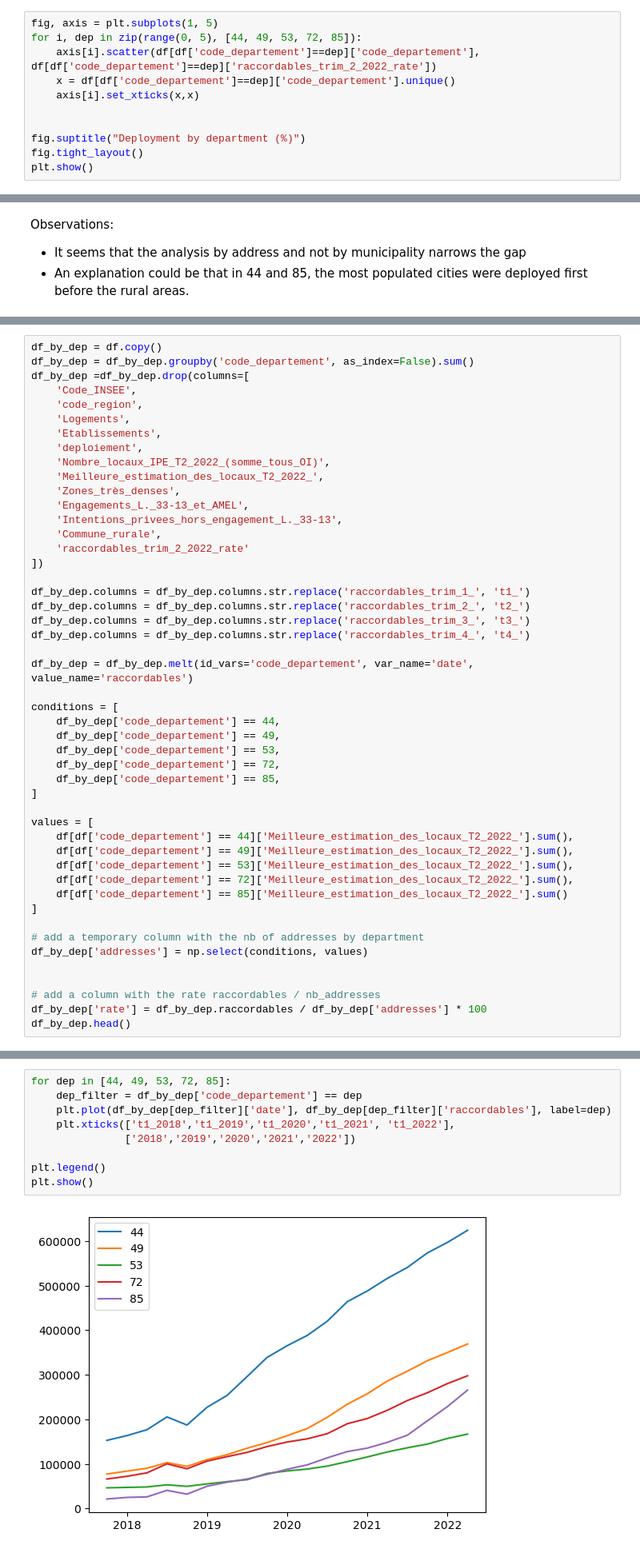
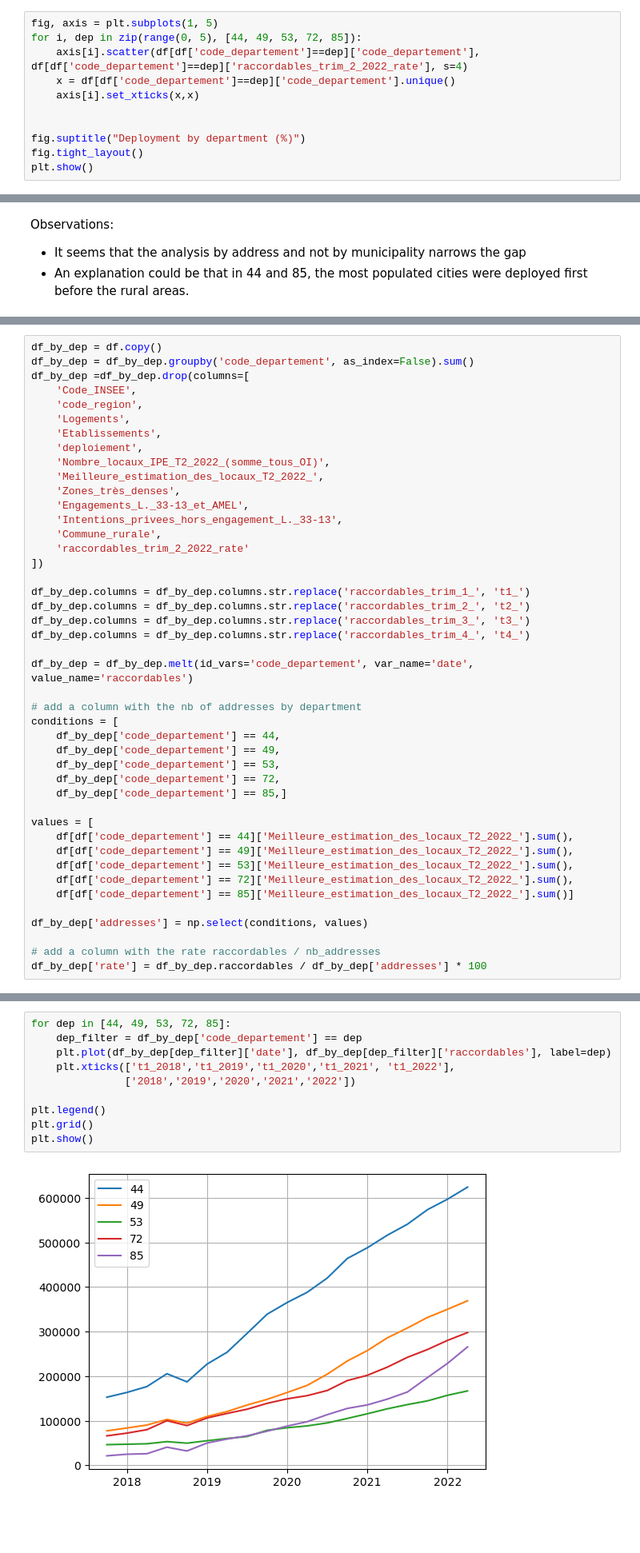
Before and after one commit to eteillet/data-exploration_optical_fiber-in-Pays-de-la-Loire, a Jupyter notebook: analysis.ipynb, the cells around one changed output, grey strips where cells are left out. Shown at 80% size. Saved outputs shown, nothing was run; the diff lists cells and outputs as text; blank space fills up the shorter version.

```diff
--- a/analysis.ipynb
+++ b/analysis.ipynb
@@ -97,7 +97,7 @@ df['raccordables_trim_2_2022_rate'] = df.raccordables_trim_2_2022 / df.Meilleure
 # %%
 fig, axis = plt.subplots(1, 5)
 for i, dep in zip(range(0, 5), [44, 49, 53, 72, 85]):
-    axis[i].scatter(df[df['code_departement']==dep]['code_departement'], df[df['code_departement']==dep]['raccordables_trim_2_2022_rate'])
+    axis[i].scatter(df[df['code_departement']==dep]['code_departement'], df[df['code_departement']==dep]['raccordables_trim_2_2022_rate'], s=4)
     x = df[df['code_departement']==dep]['code_departement'].unique()
     axis[i].set_xticks(x,x)
 
@@ -196,26 +196,22 @@ df_by_dep.columns = df_by_dep.columns.str.replace('raccordables_trim_4_', 't4_')
 
 df_by_dep = df_by_dep.melt(id_vars='code_departement', var_name='date', value_name='raccordables')
 
+# add a column with the nb of addresses by department
 conditions = [
     df_by_dep['code_departement'] == 44,
     df_by_dep['code_departement'] == 49,
     df_by_dep['code_departement'] == 53,
     df_by_dep['code_departement'] == 72,
-    df_by_dep['code_departement'] == 85,
-]
+    df_by_dep['code_departement'] == 85,]
 
 values = [
     df[df['code_departement'] == 44]['Meilleure_estimation_des_locaux_T2_2022_'].sum(),
     df[df['code_departement'] == 49]['Meilleure_estimation_des_locaux_T2_2022_'].sum(),
     df[df['code_departement'] == 53]['Meilleure_estimation_des_locaux_T2_2022_'].sum(),
     df[df['code_departement'] == 72]['Meilleure_estimation_des_locaux_T2_2022_'].sum(),
-    df[df['code_departement'] == 85]['Meilleure_estimation_des_locaux_T2_2022_'].sum()
-]
+    df[df['code_departement'] == 85]['Meilleure_estimation_des_locaux_T2_2022_'].sum()]
 
-# add a temporary column with the nb of addresses by department
 df_by_dep['addresses'] = np.select(conditions, values)
-
 
 # add a column with the rate raccordables / nb_addresses
 df_by_dep['rate'] = df_by_dep.raccordables / df_by_dep['addresses'] * 100
-df_by_dep.head()
@@ -229,11 +221,12 @@ df_by_dep.head()
 # %%
 for dep in [44, 49, 53, 72, 85]:
     dep_filter = df_by_dep['code_departement'] == dep
     plt.plot(df_by_dep[dep_filter]['date'], df_by_dep[dep_filter]['raccordables'], label=dep)
     plt.xticks(['t1_2018','t1_2019','t1_2020','t1_2021', 't1_2022'],
                ['2018','2019','2020','2021','2022'])
 
 plt.legend()
+plt.grid()
 plt.show()
 # %% [output]
-[figure, old version]
+[figure, new version]
```
Also changed, not shown: parts of 8 cells of this notebook.
